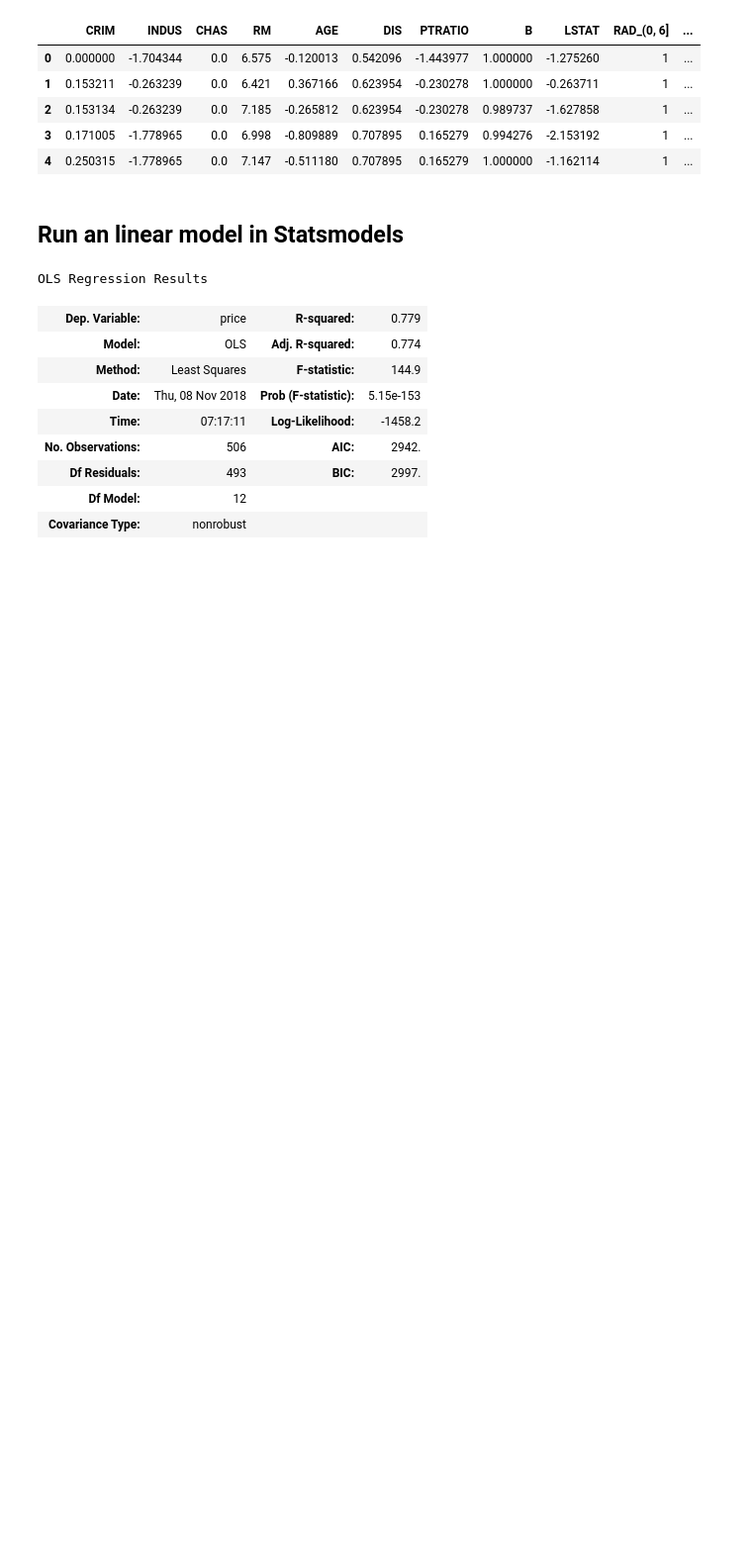
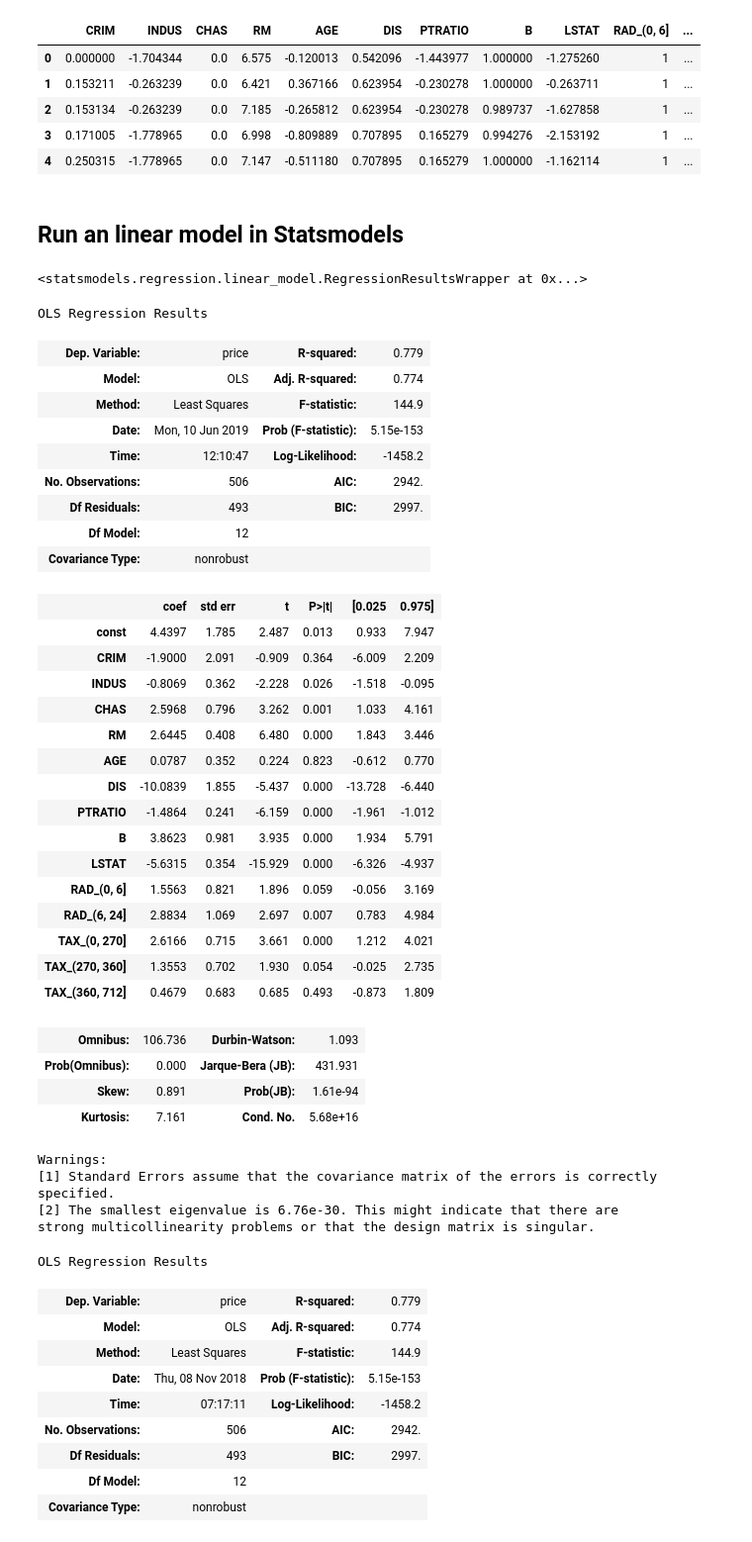
Before and after one commit to Socjon/dsc-1-11-11-multiple-linear-regression-in-statsmodels-lab-online-ds-pt-100118, a Jupyter notebook: index.ipynb, the cells around one changed output. Shown: that part at 99% size. Cells and saved outputs as stored; diff of their text form; code cells hidden in the pictures; blank space fills up the shorter version.

```diff
--- a/index.ipynb
+++ b/index.ipynb
@@ -72,3 +72,6 @@ boston_features.head()
 # %%
 import statsmodels.api as sm
 from statsmodels.formula.api import ols
+# %%
+X = boston_features
+y = pd.DataFrame(boston.target, columns = ['price'])
@@ -74,0 +81,41 @@ from statsmodels.formula.api import ols
+# %%
+model.fit()
+# %% [output]
+<statsmodels.regression.linear_model.RegressionResultsWrapper at 0x...>
+# %%
+model.summary()
+# %% [output]
+OLS Regression Results
+| Dep. Variable: | price | R-squared: | 0.779 |
+| Model: | OLS | Adj. R-squared: | 0.774 |
+| Method: | Least Squares | F-statistic: | 144.9 |
+| Date: | Mon, 10 Jun 2019 | Prob (F-statistic): | 5.15e-153 |
+| Time: | 12:10:47 | Log-Likelihood: | -1458.2 |
+| No. Observations: | 506 | AIC: | 2942. |
+| Df Residuals: | 493 | BIC: | 2997. |
+| Df Model: | 12 |  |  |
+| Covariance Type: | nonrobust |  |  |
+|  | coef | std err | t | P>|t| | [0.025 | 0.975] |
+| const | 4.4397 | 1.785 | 2.487 | 0.013 | 0.933 | 7.947 |
+| CRIM | -1.9000 | 2.091 | -0.909 | 0.364 | -6.009 | 2.209 |
+| INDUS | -0.8069 | 0.362 | -2.228 | 0.026 | -1.518 | -0.095 |
+| CHAS | 2.5968 | 0.796 | 3.262 | 0.001 | 1.033 | 4.161 |
+| RM | 2.6445 | 0.408 | 6.480 | 0.000 | 1.843 | 3.446 |
+| AGE | 0.0787 | 0.352 | 0.224 | 0.823 | -0.612 | 0.770 |
+| DIS | -10.0839 | 1.855 | -5.437 | 0.000 | -13.728 | -6.440 |
+| PTRATIO | -1.4864 | 0.241 | -6.159 | 0.000 | -1.961 | -1.012 |
+| B | 3.8623 | 0.981 | 3.935 | 0.000 | 1.934 | 5.791 |
+| LSTAT | -5.6315 | 0.354 | -15.929 | 0.000 | -6.326 | -4.937 |
+| RAD_(0, 6] | 1.5563 | 0.821 | 1.896 | 0.059 | -0.056 | 3.169 |
+| RAD_(6, 24] | 2.8834 | 1.069 | 2.697 | 0.007 | 0.783 | 4.984 |
+| TAX_(0, 270] | 2.6166 | 0.715 | 3.661 | 0.000 | 1.212 | 4.021 |
+| TAX_(270, 360] | 1.3553 | 0.702 | 1.930 | 0.054 | -0.025 | 2.735 |
+| TAX_(360, 712] | 0.4679 | 0.683 | 0.685 | 0.493 | -0.873 | 1.809 |
+| Omnibus: | 106.736 | Durbin-Watson: | 1.093 |
+| Prob(Omnibus): | 0.000 | Jarque-Bera (JB): | 431.931 |
+| Skew: | 0.891 | Prob(JB): | 1.61e-94 |
+| Kurtosis: | 7.161 | Cond. No. | 5.68e+16 |
+Warnings:
+[1] Standard Errors assume that the covariance matrix of the errors is correctly specified.
+[2] The smallest eigenvalue is 6.76e-30. This might indicate that there are
+strong multicollinearity problems or that the design matrix is singular.
```
Also changed, not shown: parts of 9 cells of this notebook.
